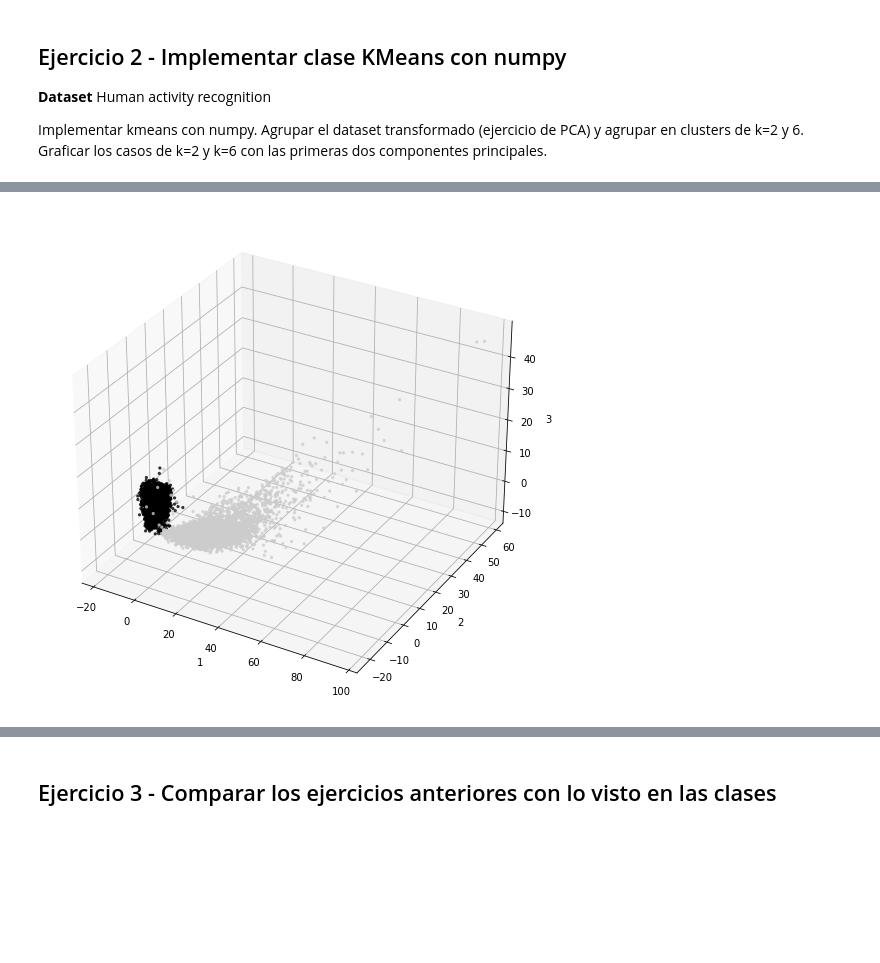
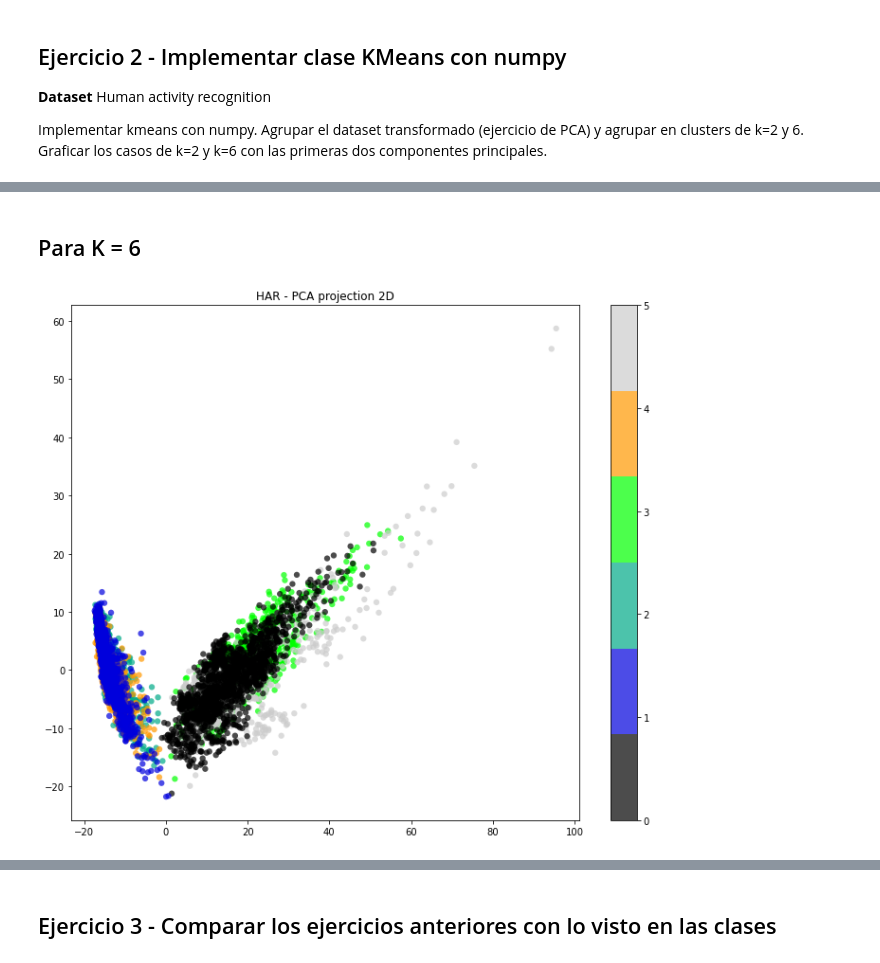
Before and after one commit to manco92/Inteligencia-Artificial, a Jupyter notebook: TP1 - Ejercicios 1, 2 y 3.ipynb, the cells around one changed output, grey strips where cells are left out. Saved outputs shown, nothing was run; the diff lists cells and outputs as text; code cells hidden in the pictures; blank space fills up the shorter version.

```diff
--- a/TP1 - Ejercicios 1, 2 y 3.ipynb
+++ b/TP1 - Ejercicios 1, 2 y 3.ipynb
@@ -167,14 +169,3 @@ plt.show()
 **Dataset** Human activity recognition
 
 Implementar kmeans con numpy. Agrupar el dataset transformado (ejercicio de PCA) y agrupar en clusters de k=2 y 6. Graficar los casos de k=2 y k=6 con las primeras dos componentes principales.
-# %%
-# Graficamos los primeros dos componentes con k = 2
-kmeans_2 = KMeans(n_clusters = 2, n_init = 100, random_state = RANDOM_STATE)
-kmeans_2.fit(X_pca)
-cluster_labels_2 = kmeans_2.labels_
-
-plt.figure(figsize=(12,10))
-plt.scatter(X_pca[:, 0], X_pca[:, 1], c = cluster_labels_2, edgecolor = 'none', alpha = 0.7, s = 40, cmap = plt.cm.get_cmap('nipy_spectral', 2))
-plt.rcParams['axes.grid'] = False
-plt.colorbar()
-plt.title('HAR - PCA projection 2D');
@@ -183,18 +171,0 @@ plt.title('HAR - PCA projection 2D');
-# %%
-# Graficamos los primeros tres componentes
-fig = plt.figure()
-ax = fig.add_subplot(projection = '3d')
-
-x = X_pca[:, 0]
-y = X_pca[:, 1]
-z = X_pca[:, 2]
-
-ax.scatter(x, y, z, c = cluster_labels_2, alpha = 0.7, s = 5, cmap = plt.cm.get_cmap('nipy_spectral', 2))
-
-ax.set_xlabel('1')
-ax.set_ylabel('2')
-ax.set_zlabel('3')
-
-plt.show()
-# %% [output]
-[figure, removed]
@@ -200,0 +177,2 @@ plt.show()
+# %% [markdown]
+## Para K = 6
@@ -200,0 +211,19 @@ plt.show()
+# %%
+points = [point(d) for d in data]
+
+new_means, new_points = fit(points)
+
+new_ks = []
+for i in range(len(new_points)):
+    p = new_points[i].k
+    new_ks.append(p)
+
+new_ks = np.array(new_ks)
+
+plt.figure(figsize = (12,10))
+plt.scatter(X_pca[:, 0], X_pca[:, 1], c = new_ks, edgecolor = 'none', alpha = 0.7, s = 40, cmap = plt.cm.get_cmap('nipy_spectral', len(np.unique(new_ks))))
+plt.rcParams['axes.grid'] = False
+plt.colorbar()
+plt.title('HAR - PCA projection 2D');
+# %% [output]
+[figure, added]
```
Also changed, not shown: parts of 22 cells of this notebook.
